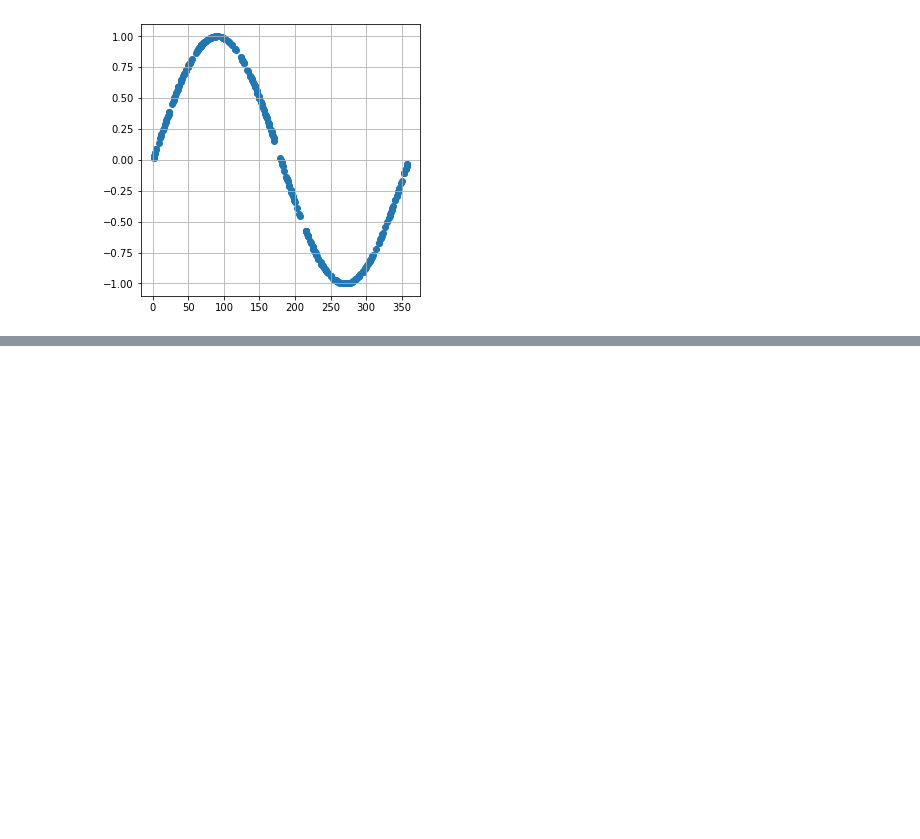
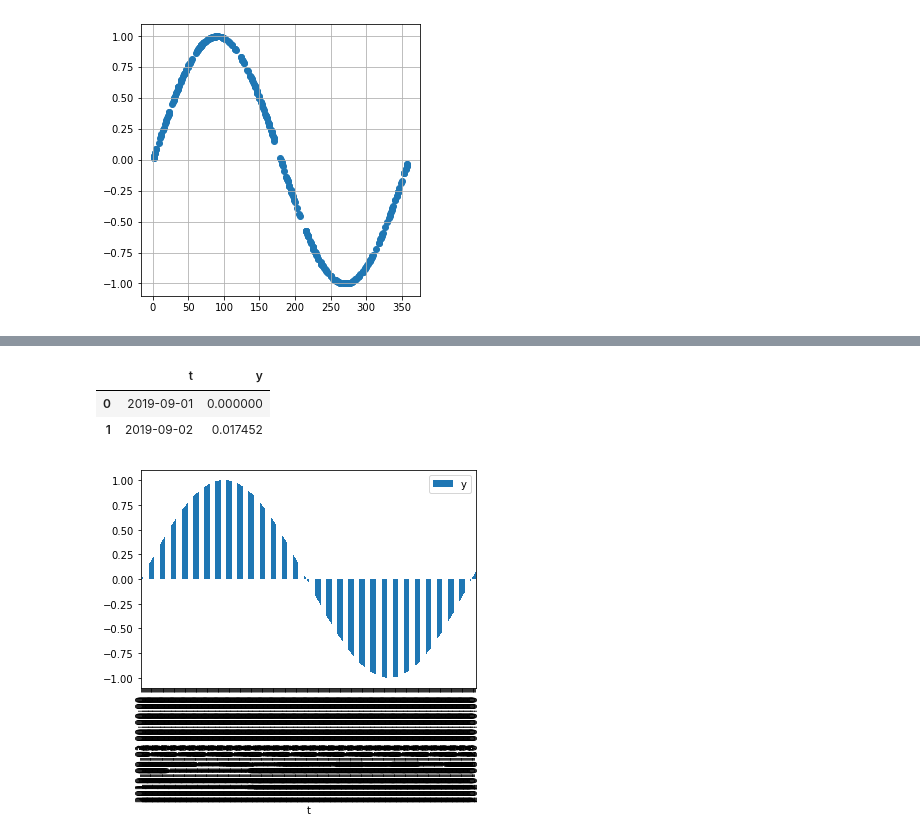
Before and after one commit to SeregeiKroupen/Science, a Jupyter notebook: TimeSeries/TimeSeries Visualisation.ipynb, the cells around one changed output, grey strips where cells are left out. Drawn from its saved outputs; the diff is of its cells as text; code cells hidden in the pictures; blank space fills up the shorter version.

```diff
--- a/TimeSeries/TimeSeries Visualisation.ipynb
+++ b/TimeSeries/TimeSeries Visualisation.ipynb
@@ -39,0 +62,9 @@ plt.show()
+# %%
+## bar plot
+df.plot(x='t', y='y', kind='bar')
+df.head(2)
+# %% [output]
+|  | t | y |
+| 0 | 2019-09-01 | 0.000000 |
+| 1 | 2019-09-02 | 0.017452 |
+[figure, added]
```
Also changed, not shown: parts of 7 cells of this notebook.
